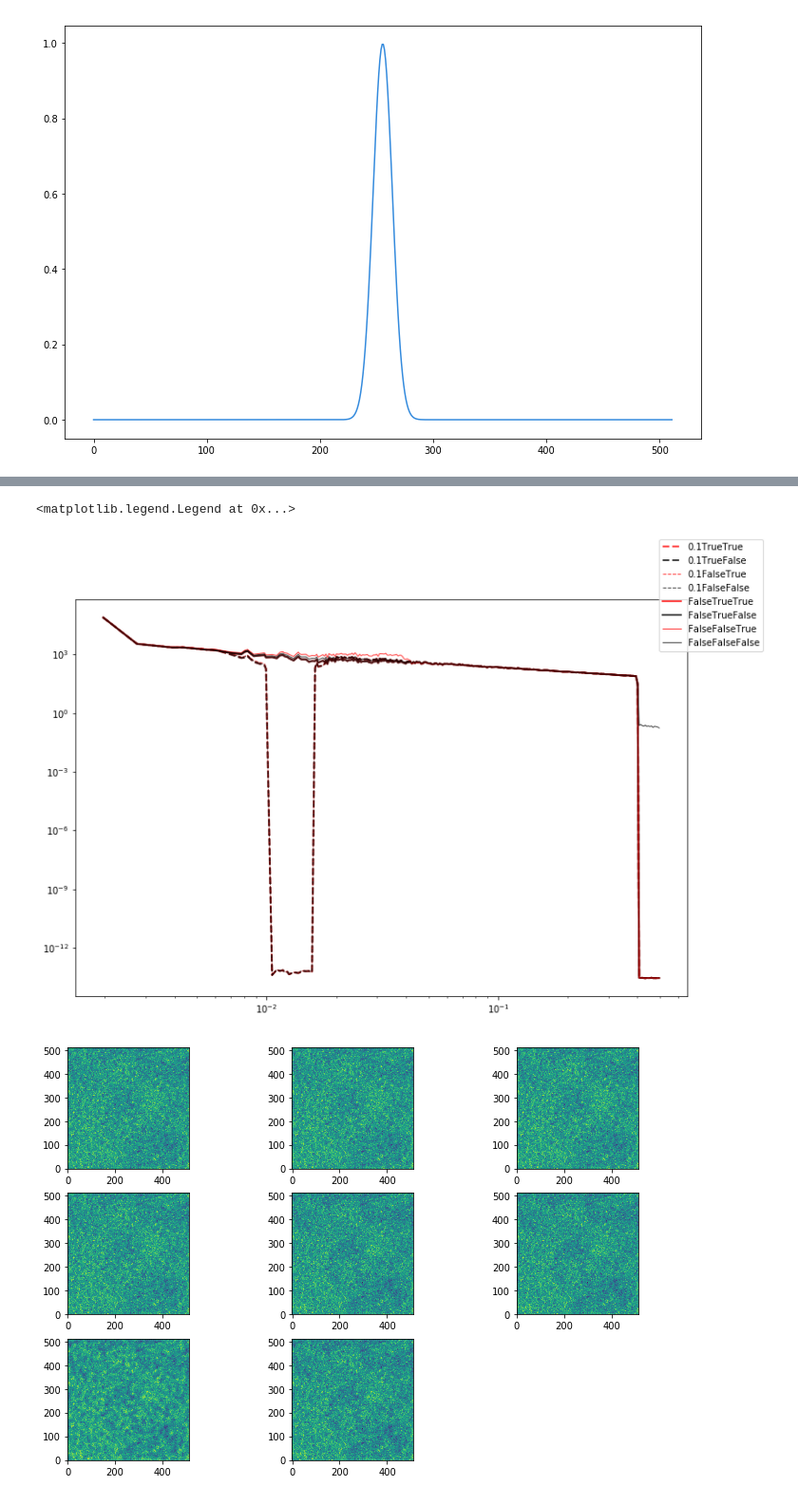
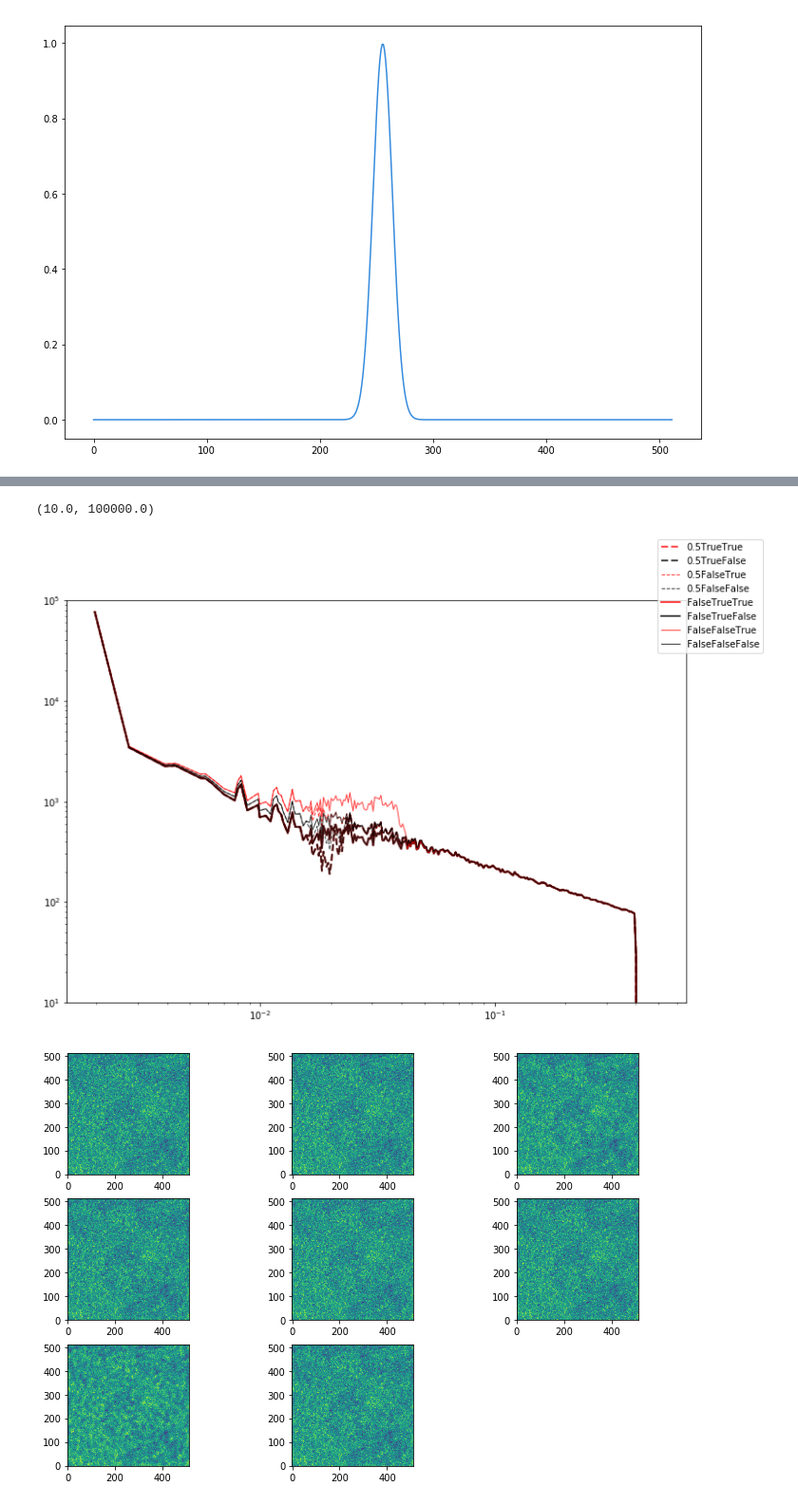
Before and after one commit to keflavich/uvcombine, a Jupyter notebook: examples/FeatherPowerSpectrumTests.ipynb, the cells around one changed output, grey strips where cells are left out. Shown at 95% size. Saved outputs shown, nothing was run; the diff lists cells and outputs as text; code cells hidden in the pictures.

```diff
--- a/examples/FeatherPowerSpectrumTests.ipynb
+++ b/examples/FeatherPowerSpectrumTests.ipynb
@@ -162,3 +164,5 @@ pl.loglog(x, y)
+# %%
+replacement_threshold = 0.5
 # %%
 feathers = {}
 fig1 = pl.figure(1)
@@ -166,37 +170,38 @@ ax1 = fig1.gca()
 
 fig2 = pl.figure(2)
 plotnum = 1
-for replace_hires,ls in ((1e-1, '--'),(False,'-')):
+for replace_hires,ls in ((replacement_threshold, '--'),(False,'-')):
     for highpassfilterSD,lw in ((True,2),(False,1)):
         for deconvSD,color in ((True,'r'), (False, 'k')):
             im_hi = im_interferometered
             im_low = singledish_im
             lowresscalefactor=1
             highresscalefactor=1
             fftsum, combo = fftmerge(kfft*1,
                                      ikfft*1,
                                      im_hi*highresscalefactor,
                                      im_low*lowresscalefactor,
                                      replace_hires=replace_hires,
                                      highpassfilterSD=highpassfilterSD,
                                      deconvSD=deconvSD,
                                     )
             combo = combo.real
             feathers[replace_hires, highpassfilterSD, deconvSD] = combo
 
 
             pfreq, ppow = psds.pspec(np.fft.fftshift(np.abs(fftsum)))
             name = (f"{replace_hires}{highpassfilterSD}{deconvSD}")
             pfreq = pfreq[np.isfinite(ppow)]
             ppow = ppow[np.isfinite(ppow)]
             ax1.loglog(pfreq, ppow, label=name, linestyle=ls, linewidth=lw, color=color, alpha=0.75)
             ax2 = fig2.add_subplot(3, 3, plotnum)
             ax2.imshow(combo, interpolation='none', origin='lower')
             plotnum += 1
 fig1.legend(loc='best')
+ax1.set_ylim(1e1,1e5)
 # %% [output]
-<matplotlib.legend.Legend at 0x...>
+(10.0, 100000.0)
-[figure, old version]
+[figure, new version]
 [figure]
 # %%
 # Feathered dataset
```
Also changed, not shown: parts of 4 cells of this notebook, 1 other file.
